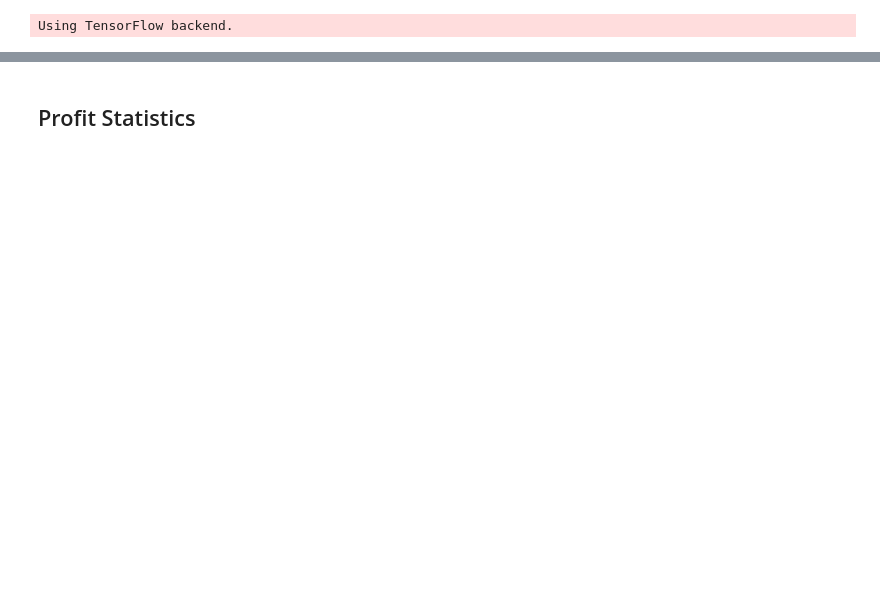
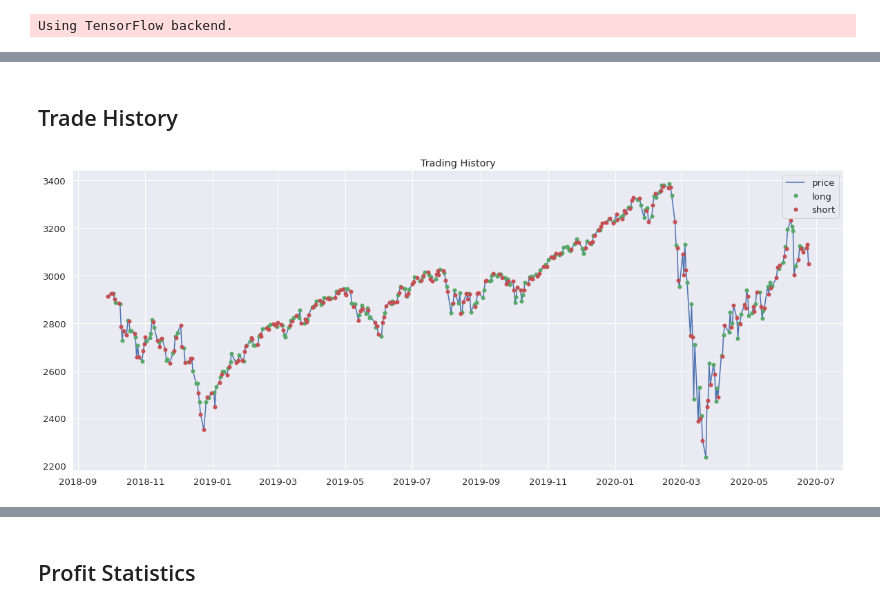
Before and after one commit to ajmal017/FinTech, a Jupyter notebook: Predict_DualLTSM_Technical.ipynb, the cells around one changed output, grey strips where cells are left out. Cells and saved outputs as stored; diff of their text form; code cells hidden in the pictures; blank space fills up the shorter version.

```diff
--- a/Predict_DualLTSM_Technical.ipynb
+++ b/Predict_DualLTSM_Technical.ipynb
@@ -385 +431,20 @@ plt.show()
+# %% [markdown]
+## Trade History
+# %%
+fig, axs = plt.subplots()
+
+axs.plot(portfolio.real_close, label='price')
+# Plot the buy signals
+axs.plot(portfolio.loc[portfolio.pred_chg > 0].index,
+               portfolio.real_close[portfolio.pred_chg > 0],
+               'o', markersize=5, color='g', label="long")
+# Plot the buy signals
+axs.plot(portfolio.loc[portfolio.pred_chg < 0].index,
+               portfolio.real_close[portfolio.pred_chg < 0],
+               'o', markersize=5, color='r', label="short")
+plt.title("Trading History")
+axs.legend()
+plt.show()
+# %% [output]
+[figure, added]
 # %% [markdown]
```
Also changed, not shown: parts of 45 cells of this notebook.
